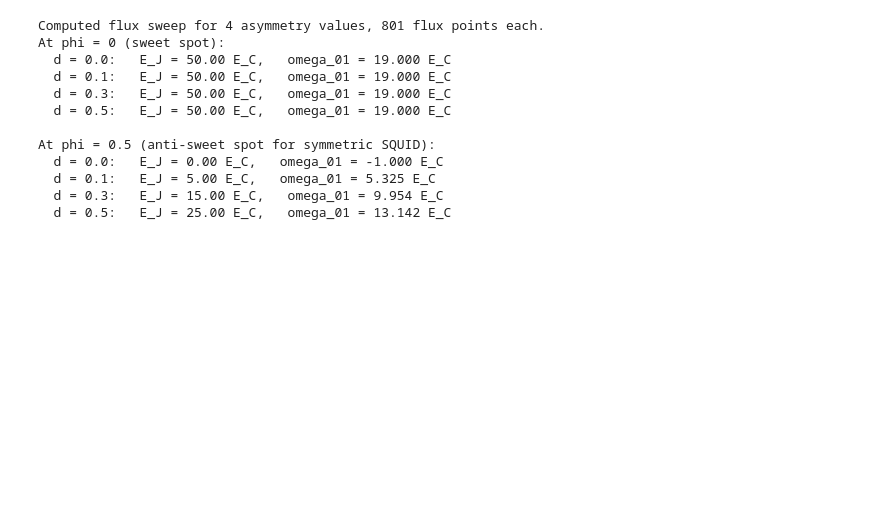
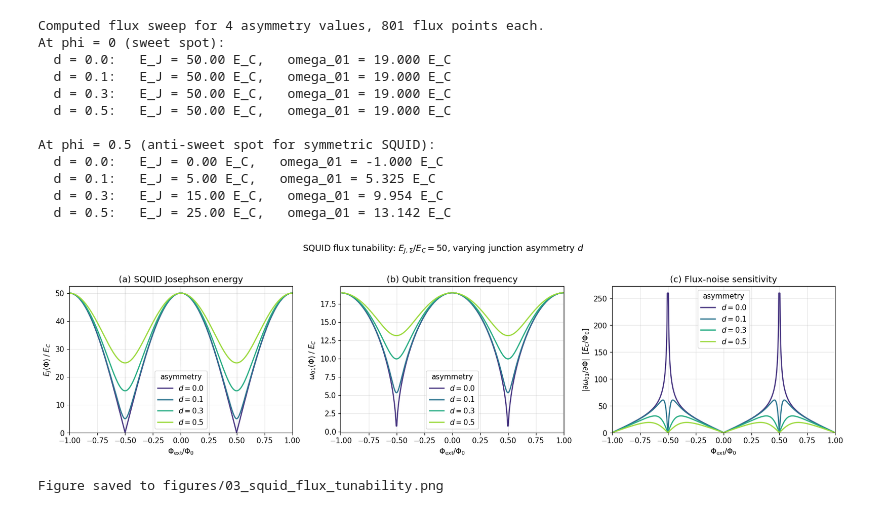
Before and after one commit to KhaledYasein/Transmon-from-first-principles, a Jupyter notebook: notebooks/03_squid_flux_tunability.ipynb, the cells around one changed output. Cells and saved outputs as stored; diff of their text form; code cells hidden in the pictures; blank space fills up the shorter version.

Commit message:
Re-save notebooks with embedded figure outputs for GitHub rendering

```diff
--- a/notebooks/03_squid_flux_tunability.ipynb
+++ b/notebooks/03_squid_flux_tunability.ipynb
@@ -118,3 +118,68 @@ At phi = 0.5 (anti-sweet spot for symmetric SQUID):
   d = 0.1:   E_J = 5.00 E_C,   omega_01 = 5.325 E_C
   d = 0.3:   E_J = 15.00 E_C,   omega_01 = 9.954 E_C
   d = 0.5:   E_J = 25.00 E_C,   omega_01 = 13.142 E_C
+# %%
+fig, axes = plt.subplots(1, 3, figsize=(17, 4.5))
+
+colors = plt.cm.viridis(np.linspace(0.15, 0.85, len(asymmetry_values)))
+
+# ---- Panel 1: E_J(phi) / E_C ----
+ax = axes[0]
+for d, c in zip(asymmetry_values, colors):
+    ax.plot(phi_grid, EJ_curves[d], color=c, lw=1.8, label=f"$d = {d:.1f}$")
+ax.set_xlabel(r"$\Phi_\mathrm{ext} / \Phi_0$")
+ax.set_ylabel(r"$E_J(\Phi) \;/\; E_C$")
+ax.set_title("(a) SQUID Josephson energy")
+ax.set_xlim(-1, 1)
+ax.set_ylim(bottom=0)
+ax.legend(title="asymmetry")
+# Mark the two sweet spots
+for x in [-1.0, 0.0, 1.0]:
+    ax.axvline(x, color="grey", ls=":", lw=0.6, alpha=0.5)
+for x in [-0.5, 0.5]:
+    ax.axvline(x, color="grey", ls=":", lw=0.6, alpha=0.3)
+
+# ---- Panel 2: omega_01(phi) / E_C ----
+ax = axes[1]
+for d, c in zip(asymmetry_values, colors):
+    omega = omega_curves[d]
+    # Mask the unphysical region where the perturbative formula gives nonsense
+    mask = EJ_curves[d] > 1e-3
+    ax.plot(phi_grid[mask], omega[mask], color=c, lw=1.8, label=f"$d = {d:.1f}$")
+ax.set_xlabel(r"$\Phi_\mathrm{ext} / \Phi_0$")
+ax.set_ylabel(r"$\omega_{01}(\Phi) \;/\; E_C$")
+ax.set_title("(b) Qubit transition frequency")
+ax.set_xlim(-1, 1)
+ax.legend(title="asymmetry")
+
+# ---- Panel 3: |d omega_01 / d phi| (flux-noise sensitivity) ----
+ax = axes[2]
+for d, c in zip(asymmetry_values, colors):
+    omega = omega_curves[d]
+    # Numerical derivative
+    domega_dphi = np.gradient(omega, phi_grid)
+    mask = EJ_curves[d] > 0.5     # avoid the divergence near zero E_J
+    ax.plot(phi_grid[mask], np.abs(domega_dphi[mask]),
+            color=c, lw=1.8, label=f"$d = {d:.1f}$")
+ax.set_xlabel(r"$\Phi_\mathrm{ext} / \Phi_0$")
+ax.set_ylabel(r"$|\partial \omega_{01} / \partial \Phi| \;\;[E_C / \Phi_0]$")
+ax.set_title("(c) Flux-noise sensitivity")
+ax.set_xlim(-1, 1)
+ax.set_ylim(bottom=0)
+ax.legend(title="asymmetry")
+
+fig.suptitle(
+    r"SQUID flux tunability: $E_{J,\Sigma}/E_C = 50$, varying junction asymmetry $d$",
+    y=1.02, fontsize=13,
+)
+fig.tight_layout()
+
+import os
+os.makedirs("../figures", exist_ok=True)
+fig.savefig("../figures/03_squid_flux_tunability.png",
+            dpi=200, bbox_inches="tight")
+plt.show()
+print("Figure saved to figures/03_squid_flux_tunability.png")
+# %% [output]
+[figure, added]
+Figure saved to figures/03_squid_flux_tunability.png
```
Also changed, not shown: 1 other file.
